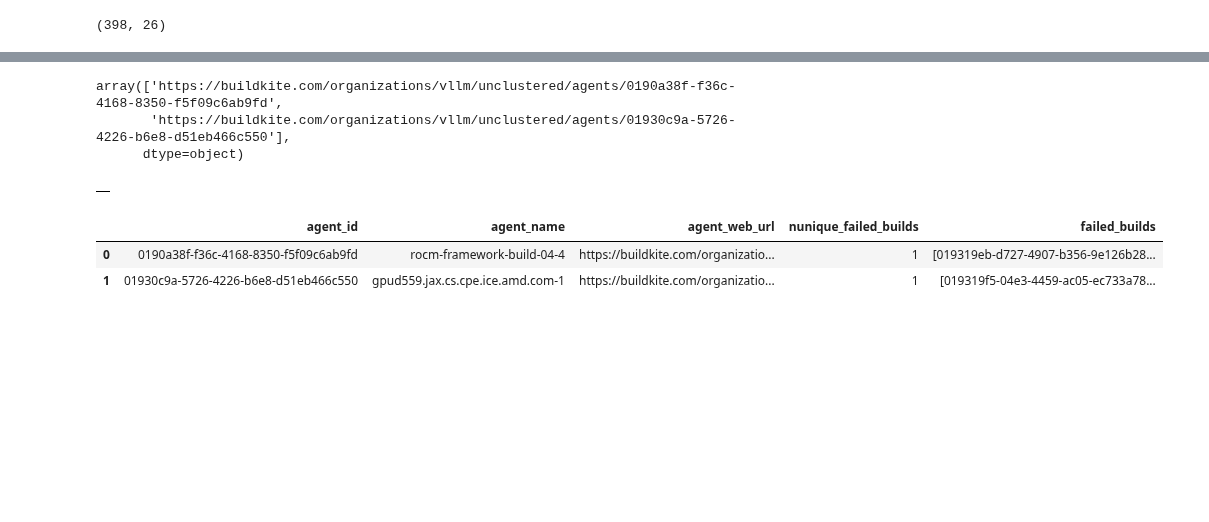
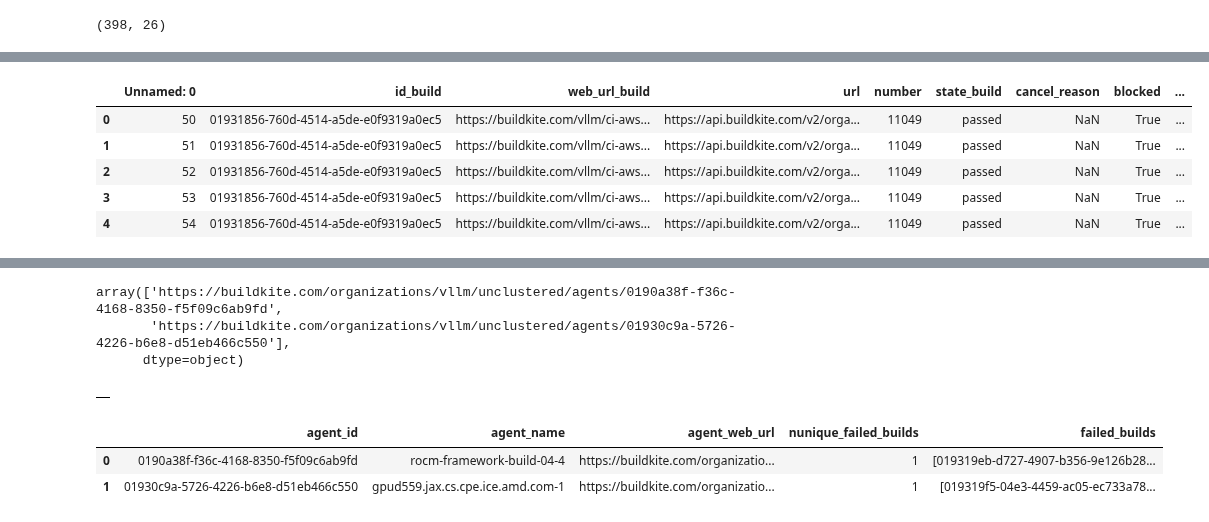
Before and after one commit to t-parry/vllm, a Jupyter notebook: .buildkite_monitor/test_api.ipynb, the cells around one changed output, grey strips where cells are left out. Drawn from its saved outputs; the diff is of its cells as text; code cells hidden in the pictures; blank space fills up the shorter version.

```diff
--- a/.buildkite_monitor/test_api.ipynb
+++ b/.buildkite_monitor/test_api.ipynb
@@ -276,0 +291,3 @@ result_df_amd.head()
+# %%
+tmp = types_fix(tmp, jobs=True)
+tmp.info()
@@ -277,3 +312,12 @@ result_df_amd.head()
+# %%
+tmp.head()
+# %% [output]
+|  | Unnamed: 0 | id_build | web_url_build | url | number | state_build | cancel_reason | blocked | ... |
+| 0 | 50 | 01931856-760d-4514-a5de-e0f9319a0ec5 | https://buildkite.com/vllm/ci-aws... | https://api.buildkite.com/v2/orga... | 11049 | passed | NaN | True | ... |
+| 1 | 51 | 01931856-760d-4514-a5de-e0f9319a0ec5 | https://buildkite.com/vllm/ci-aws... | https://api.buildkite.com/v2/orga... | 11049 | passed | NaN | True | ... |
+| 2 | 52 | 01931856-760d-4514-a5de-e0f9319a0ec5 | https://buildkite.com/vllm/ci-aws... | https://api.buildkite.com/v2/orga... | 11049 | passed | NaN | True | ... |
+| 3 | 53 | 01931856-760d-4514-a5de-e0f9319a0ec5 | https://buildkite.com/vllm/ci-aws... | https://api.buildkite.com/v2/orga... | 11049 | passed | NaN | True | ... |
+| 4 | 54 | 01931856-760d-4514-a5de-e0f9319a0ec5 | https://buildkite.com/vllm/ci-aws... | https://api.buildkite.com/v2/orga... | 11049 | passed | NaN | True | ... |
 # %%
 #result_df_amd['alert_sent'] = False
 # %%
```
Also changed, not shown: parts of 18 cells of this notebook, 2 other files.
